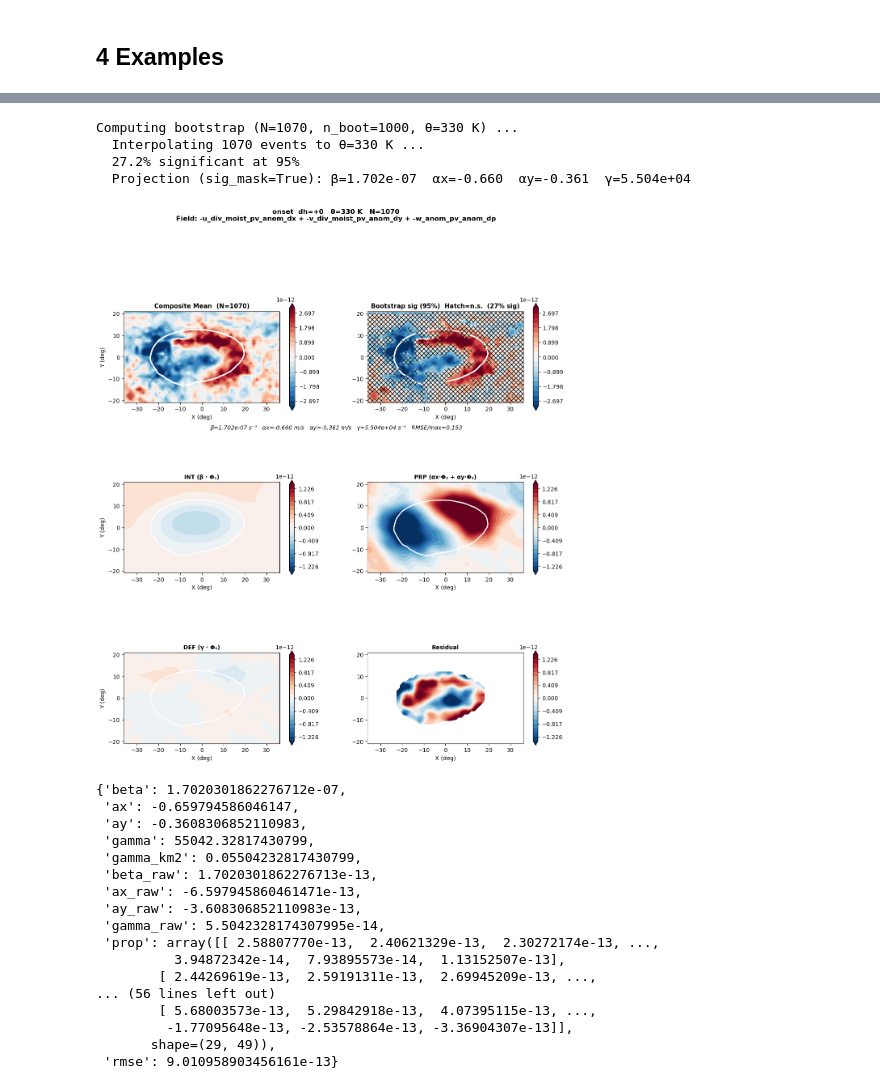
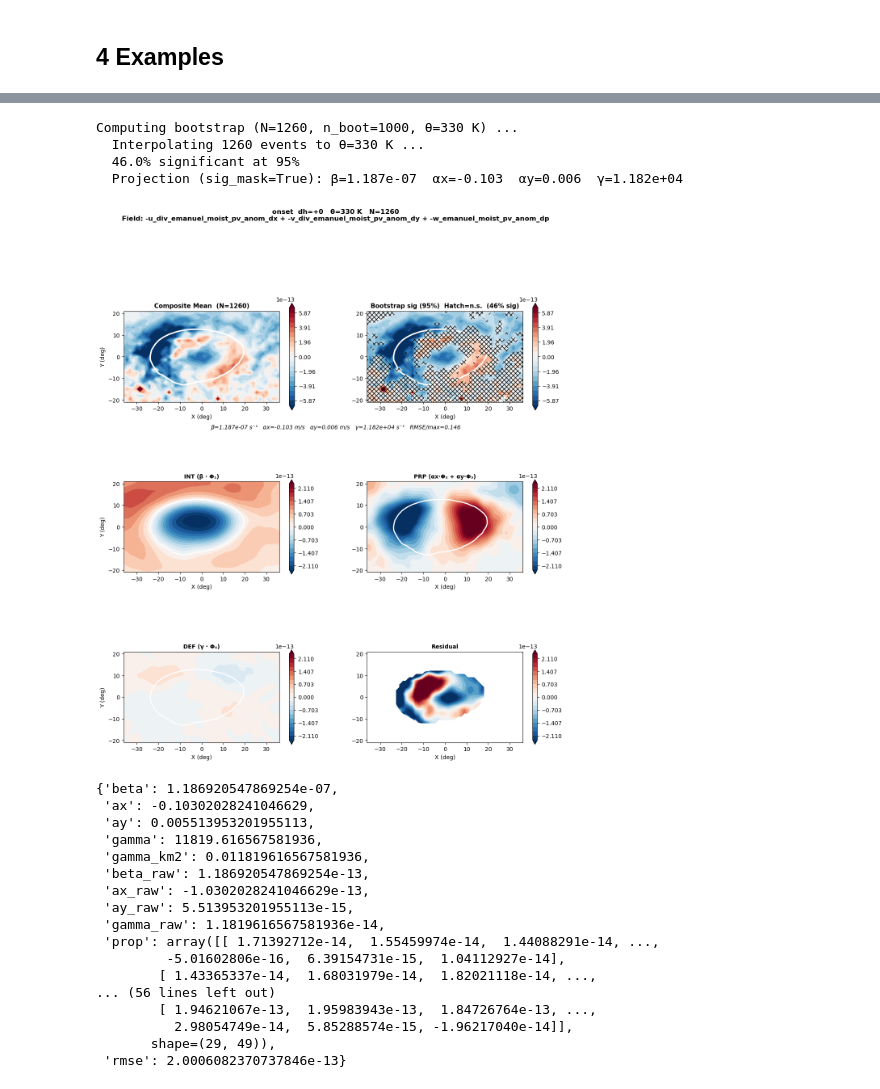
Before and after one commit to yanxingjianken/pvtend, a Jupyter notebook: examples/04i_single_var_isentropic_composite.ipynb, the cells around one changed output, grey strips where cells are left out. Saved outputs shown, nothing was run; the diff lists cells and outputs as text; code cells hidden in the pictures.

```diff
--- a/examples/04i_single_var_isentropic_composite.ipynb
+++ b/examples/04i_single_var_isentropic_composite.ipynb
@@ -670,27 +652,27 @@ Computing bootstrap (N=1068, n_boot=1000, θ=330 K) ...
 # %%
 # 6-panel: moist-divergent + vertical eddy-eddy on 330 K
-plot_var(["-u_div_moist_pv_anom_dx", "-v_div_moist_pv_anom_dy",
-          "-w_anom_pv_anom_dp"], dh=0, theta_level=330, projection=True)
+plot_var(["-u_div_emanuel_moist_pv_anom_dx", "-v_div_emanuel_moist_pv_anom_dy",
+          "-w_emanuel_moist_pv_anom_dp"], dh=0, theta_level=330, projection=True)
 # %% [output]
-Computing bootstrap (N=1070, n_boot=1000, θ=330 K) ...
-  Interpolating 1070 events to θ=330 K ...
-  27.2% significant at 95%
-  Projection (sig_mask=True): β=1.702e-07  αx=-0.660  αy=-0.361  γ=5.504e+04
+Computing bootstrap (N=1260, n_boot=1000, θ=330 K) ...
+  Interpolating 1260 events to θ=330 K ...
+  46.0% significant at 95%
+  Projection (sig_mask=True): β=1.187e-07  αx=-0.103  αy=0.006  γ=1.182e+04
-[figure, old version]
+[figure, new version]
-{'beta': 1.7020301862276712e-07,
- 'ax': -0.659794586046147,
- 'ay': -0.3608306852110983,
- 'gamma': 55042.32817430799,
- 'gamma_km2': 0.05504232817430799,
- 'beta_raw': 1.7020301862276713e-13,
- 'ax_raw': -6.597945860461471e-13,
- 'ay_raw': -3.608306852110983e-13,
- 'gamma_raw': 5.5042328174307995e-14,
- 'prop': array([[ 2.58807770e-13,  2.40621329e-13,  2.30272174e-13, ...,
-          3.94872342e-14,  7.93895573e-14,  1.13152507e-13],
-        [ 2.44269619e-13,  2.59191311e-13,  2.69945209e-13, ...,
+{'beta': 1.186920547869254e-07,
+ 'ax': -0.10302028241046629,
+ 'ay': 0.005513953201955113,
+ 'gamma': 11819.616567581936,
+ 'gamma_km2': 0.011819616567581936,
+ 'beta_raw': 1.186920547869254e-13,
+ 'ax_raw': -1.0302028241046629e-13,
+ 'ay_raw': 5.513953201955113e-15,
+ 'gamma_raw': 1.1819616567581936e-14,
+ 'prop': array([[ 1.71392712e-14,  1.55459974e-14,  1.44088291e-14, ...,
+         -5.01602806e-16,  6.39154731e-15,  1.04112927e-14],
+        [ 1.43365337e-14,  1.68031979e-14,  1.82021118e-14, ...,
 ... (56 lines left out)
-        [ 5.68003573e-13,  5.29842918e-13,  4.07395115e-13, ...,
-         -1.77095648e-13, -2.53578864e-13, -3.36904307e-13]],
+        [ 1.94621067e-13,  1.95983943e-13,  1.84726764e-13, ...,
+          2.98054749e-14,  5.85288574e-15, -1.96217040e-14]],
        shape=(29, 49)),
- 'rmse': 9.010958903456161e-13}
+ 'rmse': 2.0006082370737846e-13}
```
Also changed, not shown: parts of 7 cells of this notebook, 8 other files.
